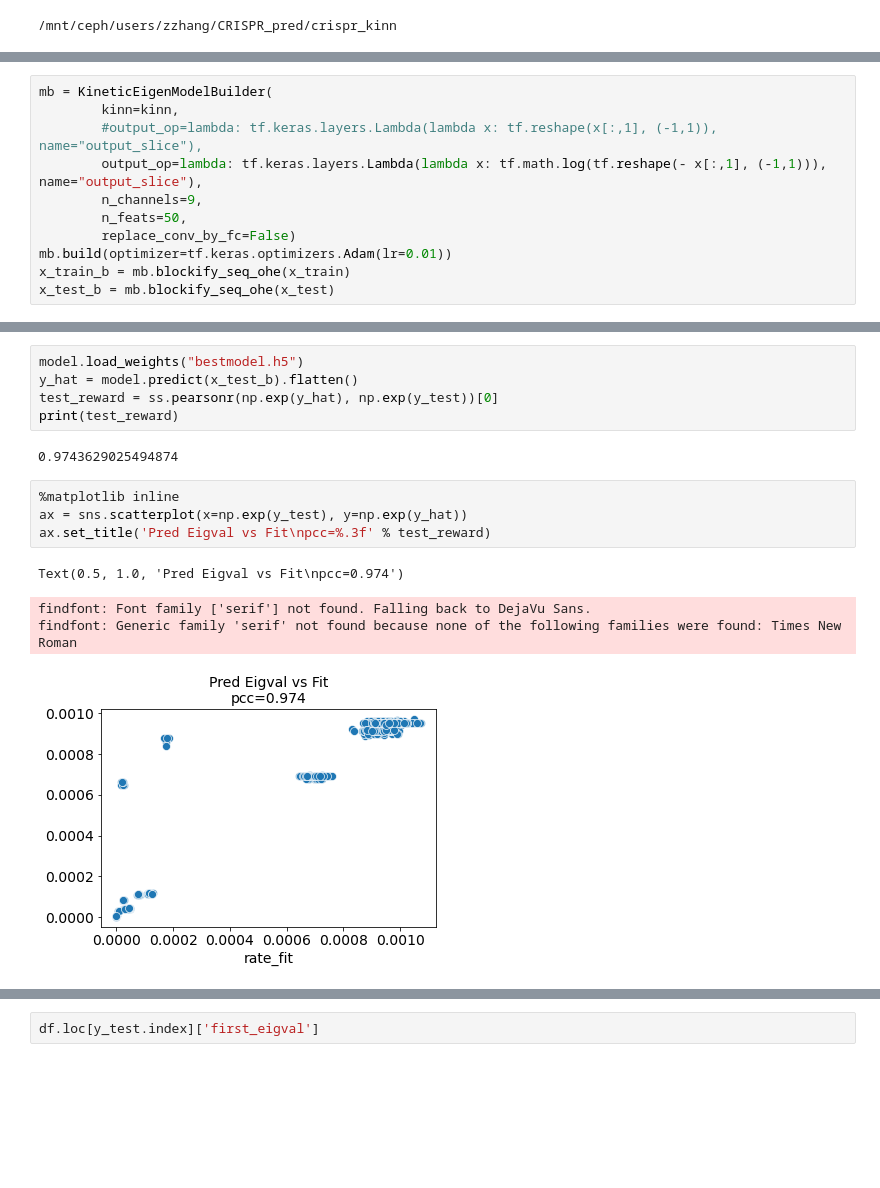
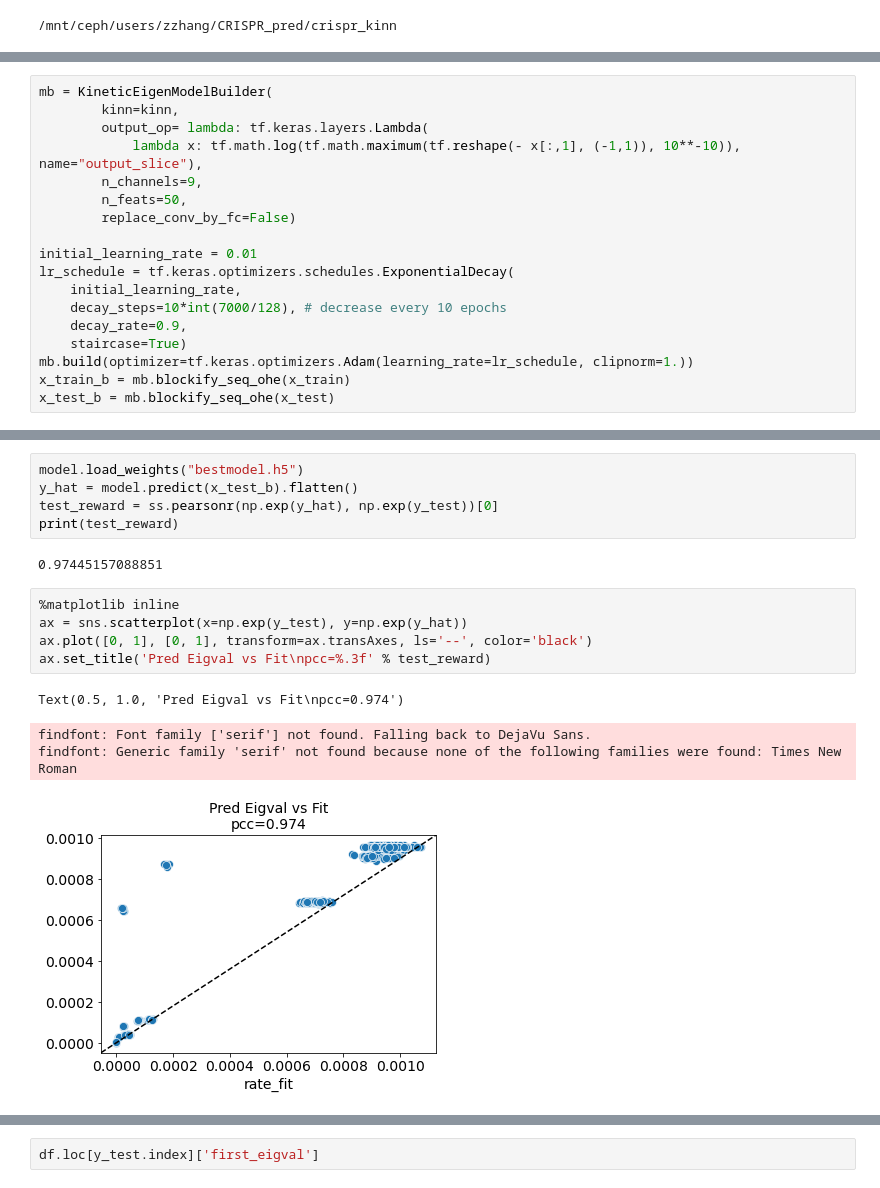
Before and after one commit to zj-zhang/Elektrum, a Jupyter notebook: notebooks/07-KINN_NESS.ipynb, the cells around one changed output, grey strips where cells are left out. Saved outputs shown, nothing was run; the diff lists cells and outputs as text; blank space fills up the shorter version.

```diff
--- a/notebooks/07-KINN_NESS.ipynb
+++ b/notebooks/07-KINN_NESS.ipynb
@@ -30,11 +36,18 @@ kinn = KineticModel(model_params)
 # %%
 mb = KineticEigenModelBuilder(
         kinn=kinn,
-        #output_op=lambda: tf.keras.layers.Lambda(lambda x: tf.reshape(x[:,1], (-1,1)), name="output_slice"),
-        output_op=lambda: tf.keras.layers.Lambda(lambda x: tf.math.log(tf.reshape(- x[:,1], (-1,1))), name="output_slice"),
+        output_op= lambda: tf.keras.layers.Lambda(
+            lambda x: tf.math.log(tf.math.maximum(tf.reshape(- x[:,1], (-1,1)), 10**-10)), name="output_slice"),
         n_channels=9,
         n_feats=50,
         replace_conv_by_fc=False)
-mb.build(optimizer=tf.keras.optimizers.Adam(lr=0.01))
+
+initial_learning_rate = 0.01
+lr_schedule = tf.keras.optimizers.schedules.ExponentialDecay(
+    initial_learning_rate,
+    decay_steps=10*int(7000/128), # decrease every 10 epochs
+    decay_rate=0.9,
+    staircase=True)
+mb.build(optimizer=tf.keras.optimizers.Adam(learning_rate=lr_schedule, clipnorm=1.))
 x_train_b = mb.blockify_seq_ohe(x_train)
 x_test_b = mb.blockify_seq_ohe(x_test)
@@ -86,16 +96,17 @@ y_hat = model.predict(x_test_b).flatten()
 test_reward = ss.pearsonr(np.exp(y_hat), np.exp(y_test))[0]
 print(test_reward)
 # %% [output]
-0.9743629025494874
+0.97445157088851
 # %%
 %matplotlib inline
 ax = sns.scatterplot(x=np.exp(y_test), y=np.exp(y_hat))
+ax.plot([0, 1], [0, 1], transform=ax.transAxes, ls='--', color='black')
 ax.set_title('Pred Eigval vs Fit\npcc=%.3f' % test_reward)
 # %% [output]
 Text(0.5, 1.0, 'Pred Eigval vs Fit\npcc=0.974')
 findfont: Font family ['serif'] not found. Falling back to DejaVu Sans.
 findfont: Generic family 'serif' not found because none of the following families were found: Times New Roman
-[figure, old version]
+[figure, new version]
 # %%
 df = pd.read_table('/mnt/home/alamson/ceph/DATA/CRISPR/KineticSims/22-05-12_cas9_kinn_deplete/cas9_kinn_deplete_full_data.tsv')
 y_eig = - df.loc[y_test.index]['first_eigval']
```
Also changed, not shown: parts of 7 cells of this notebook.
